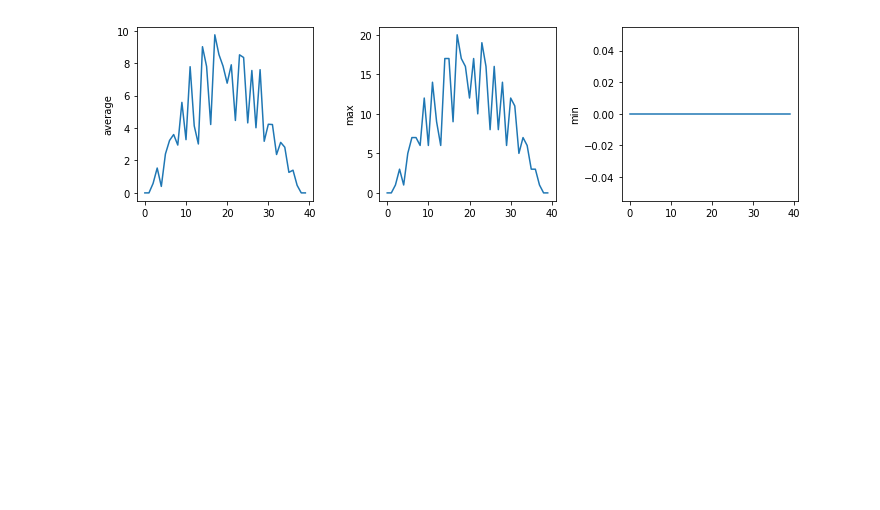
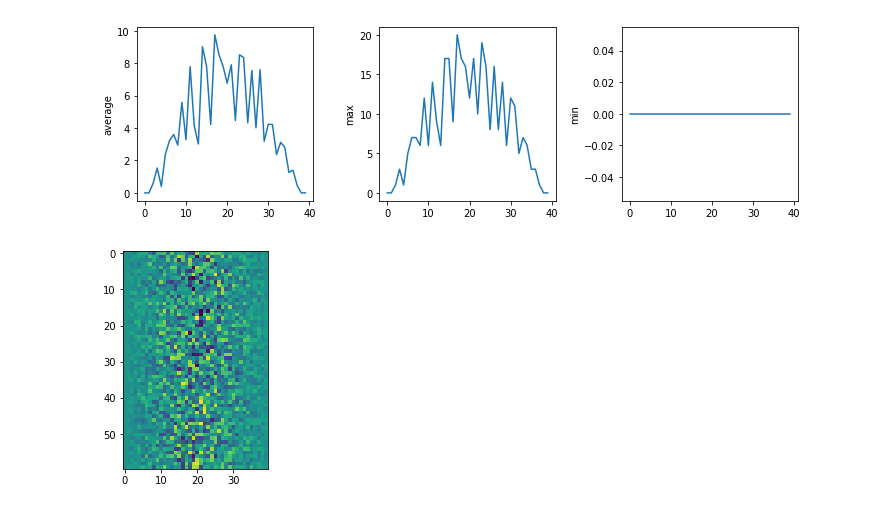
Before and after one commit to pvanheus/bitc2019_notebooks, a Jupyter notebook: session6_multiple_files.ipynb, the cells around one changed output. Saved outputs shown, nothing was run; the diff lists cells and outputs as text; code cells hidden in the pictures; blank space fills up the shorter version.

```diff
--- a/session6_multiple_files.ipynb
+++ b/session6_multiple_files.ipynb
@@ -149,6 +149,12 @@ data/inflammation-03.csv
 # %%
 filenames = sorted(glob.glob('data/inflammation*.csv'))
 two_files = filenames[:2]
 
 dataset1 = numpy.loadtxt(fname=two_files[0], delimiter=',')
 dataset2 = numpy.loadtxt(fname=two_files[1], delimiter=',')
+diff = dataset2 - dataset1
+
+image = plt.imshow(diff)
+plt.show()
+# %% [output]
+[figure, added]
```
Also changed, not shown: parts of 1 cell of this notebook.
